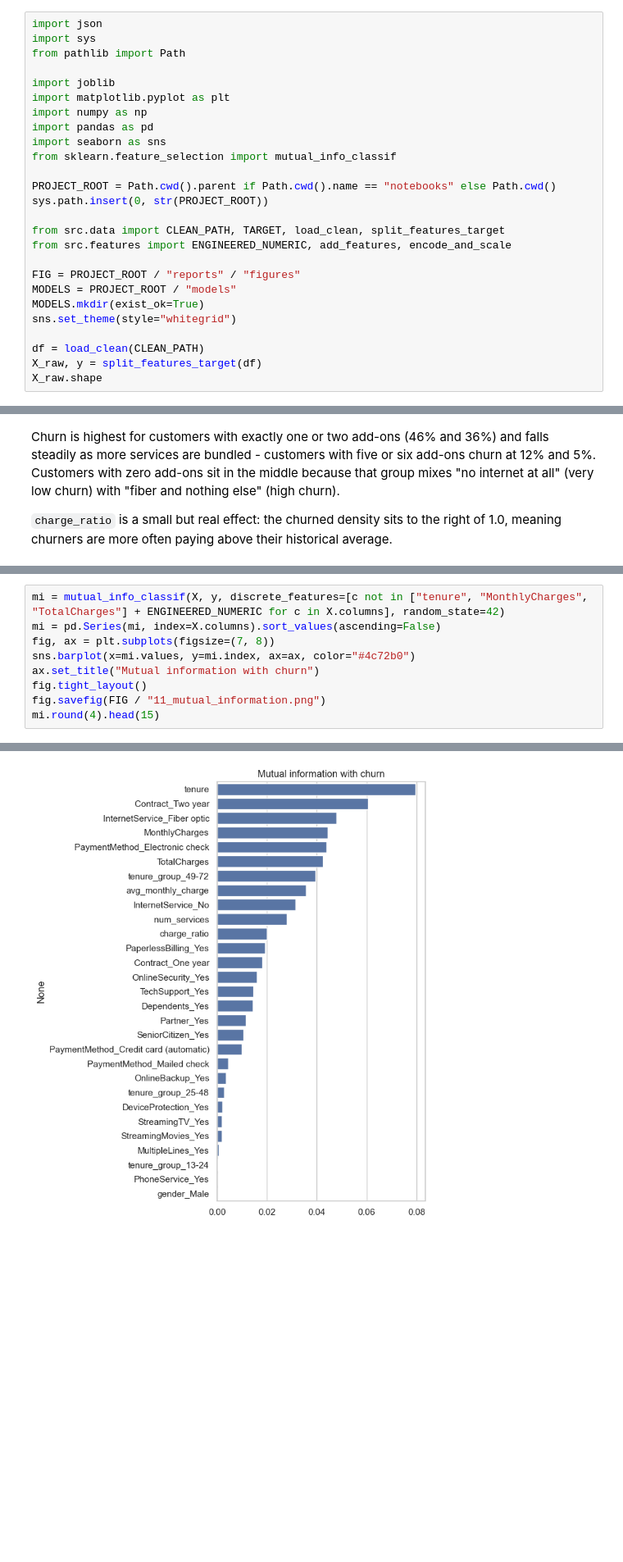
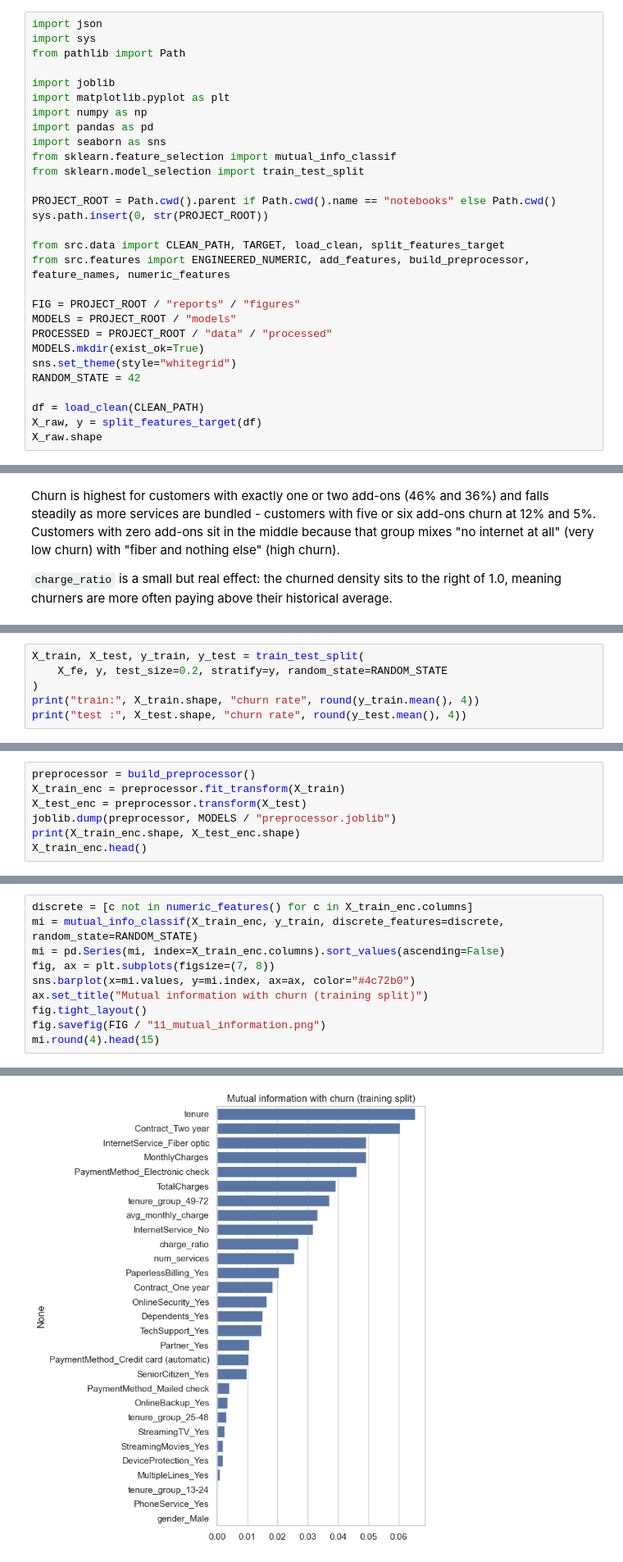
Before and after one commit to Sandykrish/telco-churn-prediction, a Jupyter notebook: notebooks/03_feature_engineering.ipynb, the cells around one changed output, grey strips where cells are left out. Shown at 82% size. Cells and saved outputs as stored; diff of their text form; blank space fills up the shorter version.

```diff
--- a/notebooks/03_feature_engineering.ipynb
+++ b/notebooks/03_feature_engineering.ipynb
@@ -20,17 +22,20 @@ import numpy as np
 import pandas as pd
 import seaborn as sns
 from sklearn.feature_selection import mutual_info_classif
+from sklearn.model_selection import train_test_split
 
 PROJECT_ROOT = Path.cwd().parent if Path.cwd().name == "notebooks" else Path.cwd()
 sys.path.insert(0, str(PROJECT_ROOT))
 
 from src.data import CLEAN_PATH, TARGET, load_clean, split_features_target
-from src.features import ENGINEERED_NUMERIC, add_features, encode_and_scale
+from src.features import ENGINEERED_NUMERIC, add_features, build_preprocessor, feature_names, numeric_features
 
 FIG = PROJECT_ROOT / "reports" / "figures"
 MODELS = PROJECT_ROOT / "models"
+PROCESSED = PROJECT_ROOT / "data" / "processed"
 MODELS.mkdir(exist_ok=True)
 sns.set_theme(style="whitegrid")
+RANDOM_STATE = 42
 
 df = load_clean(CLEAN_PATH)
 X_raw, y = split_features_target(df)
@@ -126,0 +121,6 @@ X.head()
+# %%
+X_train, X_test, y_train, y_test = train_test_split(
+    X_fe, y, test_size=0.2, stratify=y, random_state=RANDOM_STATE
+)
+print("train:", X_train.shape, "churn rate", round(y_train.mean(), 4))
+print("test :", X_test.shape, "churn rate", round(y_test.mean(), 4))
@@ -126,0 +140,7 @@ X.head()
+# %%
+preprocessor = build_preprocessor()
+X_train_enc = preprocessor.fit_transform(X_train)
+X_test_enc = preprocessor.transform(X_test)
+joblib.dump(preprocessor, MODELS / "preprocessor.joblib")
+print(X_train_enc.shape, X_test_enc.shape)
+X_train_enc.head()
@@ -155,9 +205,10 @@ ranking that handles the non-linear relationships (tenure, charges) better than
 # %%
-mi = mutual_info_classif(X, y, discrete_features=[c not in ["tenure", "MonthlyCharges", "TotalCharges"] + ENGINEERED_NUMERIC for c in X.columns], random_state=42)
-mi = pd.Series(mi, index=X.columns).sort_values(ascending=False)
+discrete = [c not in numeric_features() for c in X_train_enc.columns]
+mi = mutual_info_classif(X_train_enc, y_train, discrete_features=discrete, random_state=RANDOM_STATE)
+mi = pd.Series(mi, index=X_train_enc.columns).sort_values(ascending=False)
 fig, ax = plt.subplots(figsize=(7, 8))
 sns.barplot(x=mi.values, y=mi.index, ax=ax, color="#4c72b0")
-ax.set_title("Mutual information with churn")
+ax.set_title("Mutual information with churn (training split)")
 fig.tight_layout()
 fig.savefig(FIG / "11_mutual_information.png")
 mi.round(4).head(15)
@@ -180,5 +231,5 @@ TechSupport_Yes                   0.0146
 dtype: float64
-[figure, old version]
+[figure, new version]
 # %% [markdown]
 The ranking agrees with the EDA: tenure-related columns, contract, the two charge columns and
 internet service dominate, while `gender`, `PhoneService` and the streaming add-ons contribute
```
Also changed, not shown: parts of 18 cells of this notebook, 4 other files.
